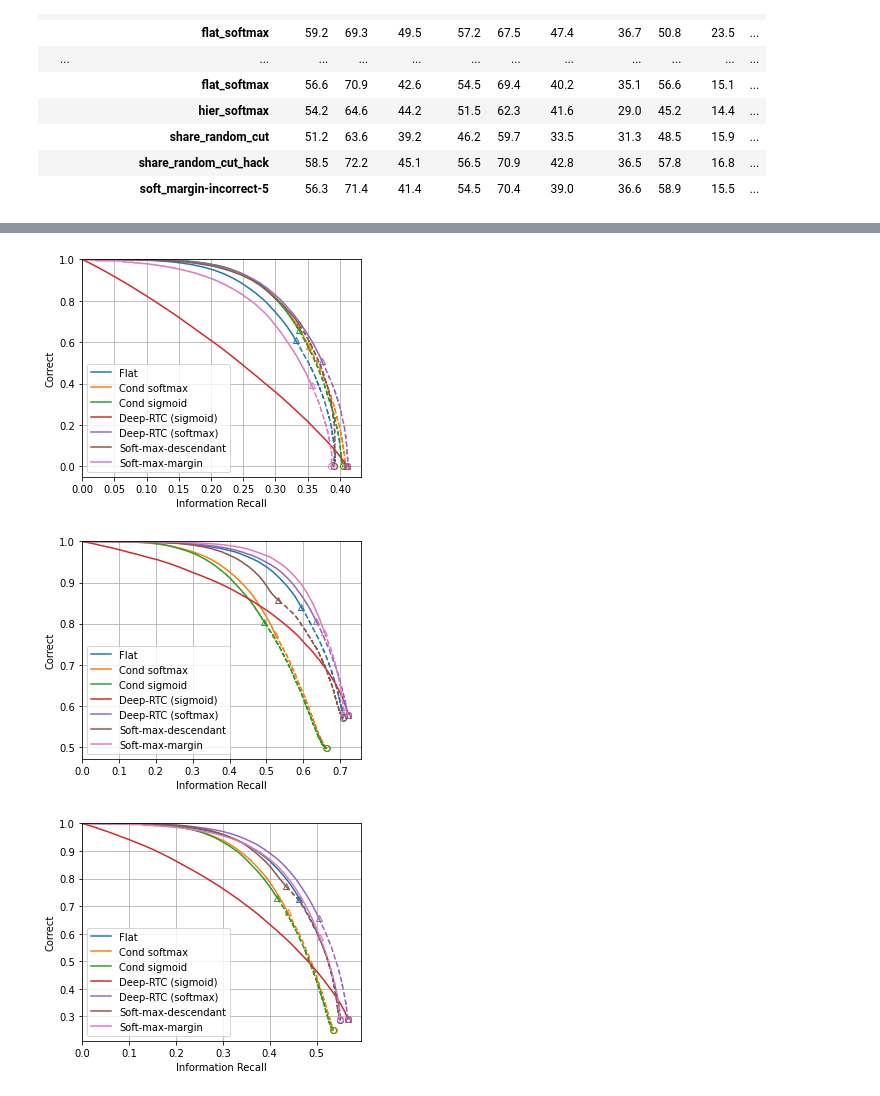
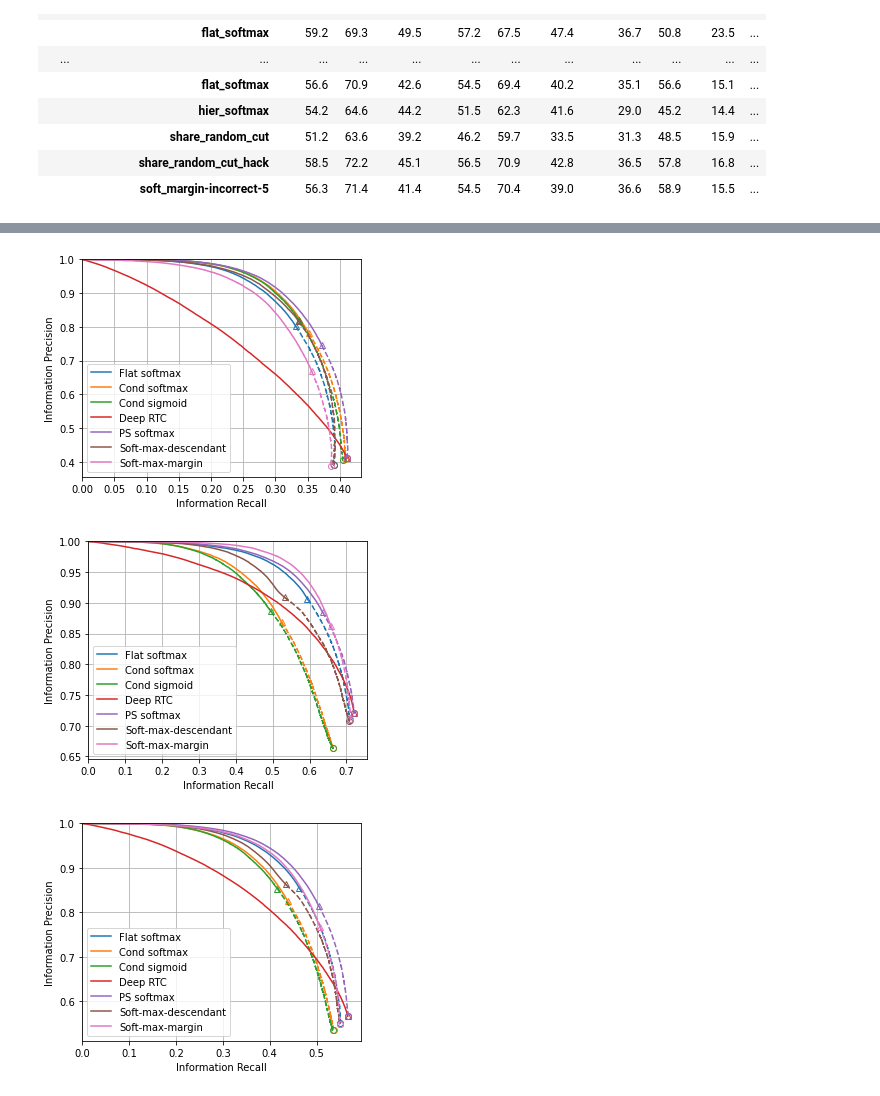
Before and after one commit to jvlmdr/hiercls, a Jupyter notebook: eval_inat21_split_hier.ipynb, the cells around one changed output, grey strips where cells are left out. Drawn from its saved outputs; the diff is of its cells as text; code cells hidden in the pictures.

```diff
--- a/eval_inat21_split_hier.ipynb
+++ b/eval_inat21_split_hier.ipynb
@@ -81,12 +81,12 @@ hierarchy_files = {
 }
 
 method_titles = {
-    'flat_softmax': 'Flat',
+    'flat_softmax': 'Flat softmax',
     # 'multilabel_focal': 'Multilabel (focal)',
     'hier_softmax': 'Cond softmax',
     'cond_multilabel': 'Cond sigmoid',
-    'share_random_cut': 'Deep-RTC (sigmoid)',
-    'share_random_cut_hack': 'Deep-RTC (softmax)',
+    'share_random_cut': 'Deep RTC',
+    'share_random_cut_hack': 'PS softmax',
     'descendant_softmax_complement': 'Soft-max-descendant',
     # 'descendant_softmax': 'Soft-max-descendant',
     # 'descendant_softmax_complement': 'Soft-max-descendant (cousin)',
@@ -602,15 +602,15 @@ plot_metrics('train', 'all', 'info_recall', 'correct', save=True)
 # %%
 # Same for "full" tree (i.e. reward for not going to leaf node).
 
-plot_metrics('full', 'unseen', 'info_recall', 'correct', save=True)
+plot_metrics('full', 'unseen', 'info_recall', 'info_precision', save=True)
 plt.show()
-plot_metrics('full', 'seen', 'info_recall', 'correct', save=True)
+plot_metrics('full', 'seen', 'info_recall', 'info_precision', save=True)
 plt.show()
-plot_metrics('full', 'all', 'info_recall', 'correct', save=True)
+plot_metrics('full', 'all', 'info_recall', 'info_precision', save=True)
 # %% [output]
-[figure, old version]
+[figure, new version]
-[figure, old version]
+[figure, new version]
-[figure, old version]
+[figure, new version]
 # %%
 # Check the trade-off for unseen examples using metrics in the "train" and "trunc" subtrees.
 # These give no penalty for predicting a leaf node under the nearest projected ancestor.
```
Also changed, not shown: parts of 11 cells of this notebook, 5 other files.
